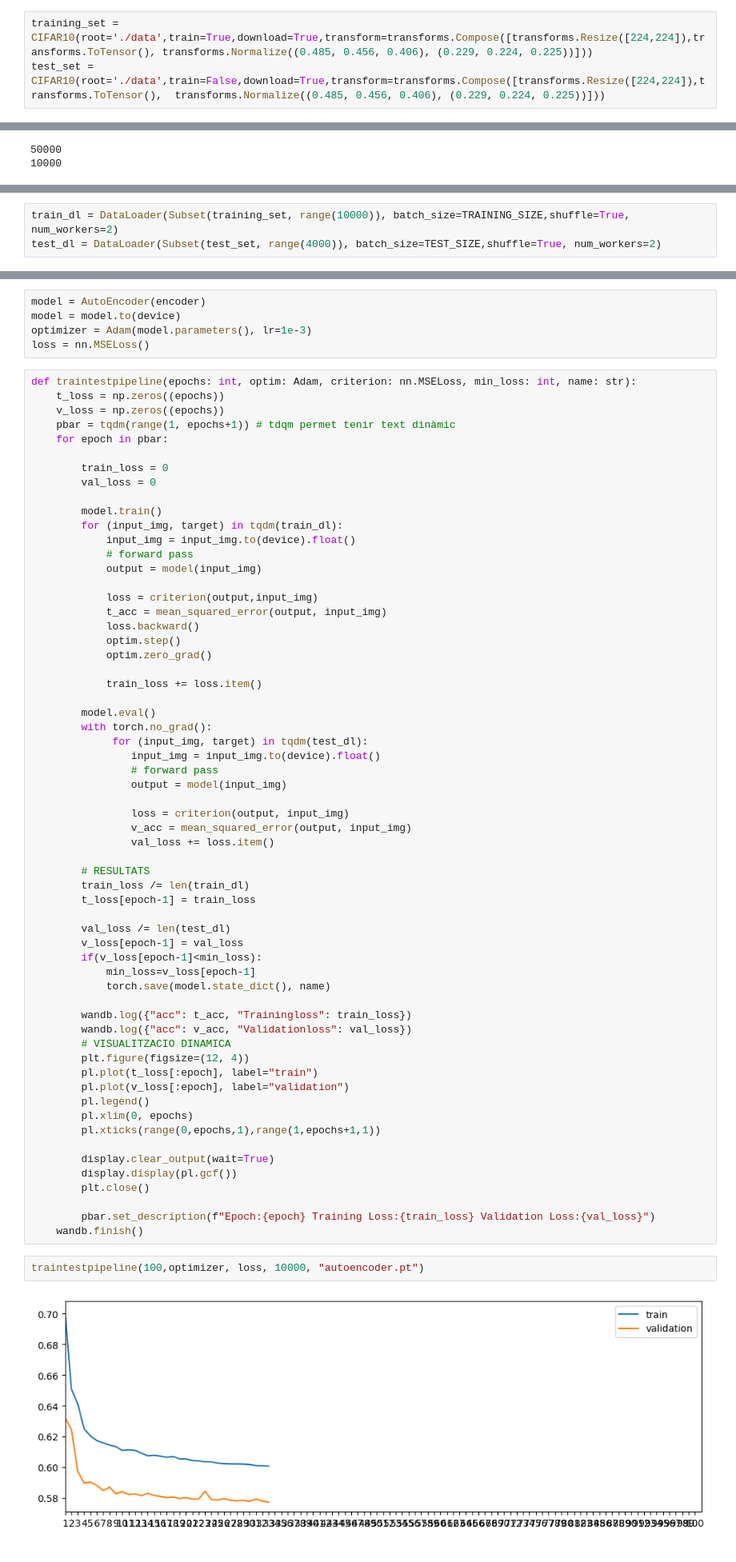
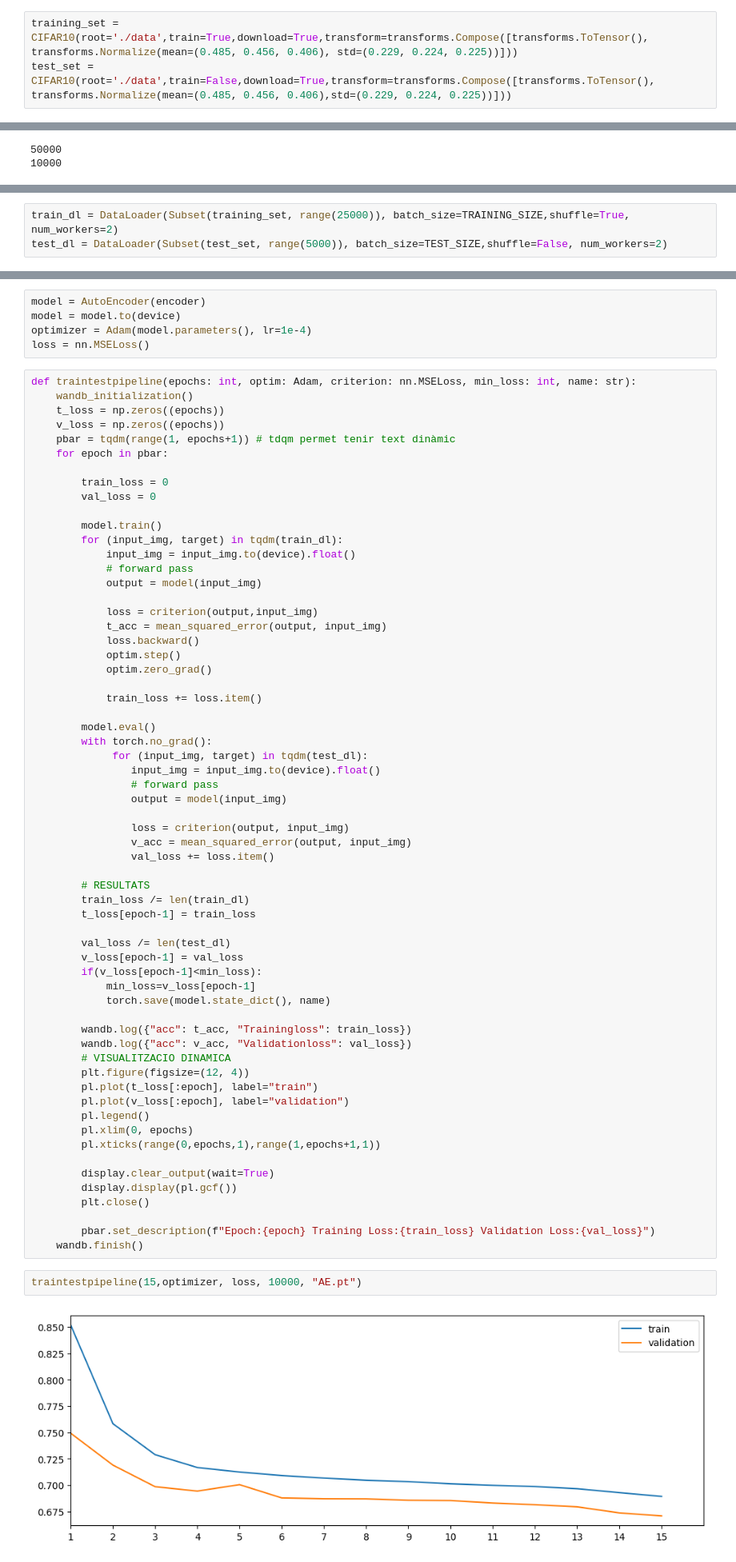
Before and after one commit to AinaT9/Autoencoder, a Jupyter notebook: autoencoder.ipynb, the cells around one changed output, grey strips where cells are left out. Shown at 80% size. Saved outputs shown, nothing was run; the diff lists cells and outputs as text.

```diff
--- a/autoencoder.ipynb
+++ b/autoencoder.ipynb
@@ -54,8 +56,8 @@ TEST_SIZE=10
 # %% [markdown]
 ### Load Cifar10
 # %%
-training_set = CIFAR10(root='./data',train=True,download=True,transform=transforms.Compose([transforms.Resize([224,224]),transforms.ToTensor(), transforms.Normalize((0.485, 0.456, 0.406), (0.229, 0.224, 0.225))]))
-test_set = CIFAR10(root='./data',train=False,download=True,transform=transforms.Compose([transforms.Resize([224,224]),transforms.ToTensor(),  transforms.Normalize((0.485, 0.456, 0.406), (0.229, 0.224, 0.225))]))
+training_set = CIFAR10(root='./data',train=True,download=True,transform=transforms.Compose([transforms.ToTensor(), transforms.Normalize(mean=(0.485, 0.456, 0.406), std=(0.229, 0.224, 0.225))]))
+test_set = CIFAR10(root='./data',train=False,download=True,transform=transforms.Compose([transforms.ToTensor(),  transforms.Normalize(mean=(0.485, 0.456, 0.406),std=(0.229, 0.224, 0.225))]))
 # %%
 print(len(training_set))
 print(len(test_set))
@@ -71,6 +71,6 @@ Normalization?
 # %%
-train_dl = DataLoader(Subset(training_set, range(10000)), batch_size=TRAINING_SIZE,shuffle=True, num_workers=2)
-test_dl = DataLoader(Subset(test_set, range(4000)), batch_size=TEST_SIZE,shuffle=True, num_workers=2)
+train_dl = DataLoader(Subset(training_set, range(25000)), batch_size=TRAINING_SIZE,shuffle=True, num_workers=2)
+test_dl = DataLoader(Subset(test_set, range(5000)), batch_size=TEST_SIZE,shuffle=False, num_workers=2)
 # %%
 images, labels = next(iter(train_dl))
 plt.imshow(torchvision.utils.make_grid(images).permute(1, 2, 0) / 2 + 0.5);
@@ -171,10 +172,11 @@ set_seed(33)
 # %%
 model = AutoEncoder(encoder)
 model = model.to(device)
-optimizer = Adam(model.parameters(), lr=1e-3)
+optimizer = Adam(model.parameters(), lr=1e-4)
 loss = nn.MSELoss()
 # %%
 def traintestpipeline(epochs: int, optim: Adam, criterion: nn.MSELoss, min_loss: int, name: str):
+    wandb_initialization()
     t_loss = np.zeros((epochs))
     v_loss = np.zeros((epochs))
     pbar = tqdm(range(1, epochs+1)) # tdqm permet tenir text dinàmic
@@ -235,6 +237,6 @@ def traintestpipeline(epochs: int, optim: Adam, criterion: nn.MSELoss, min_loss:
         pbar.set_description(f"Epoch:{epoch} Training Loss:{train_loss} Validation Loss:{val_loss}")
     wandb.finish()
 # %%
-traintestpipeline(100,optimizer, loss, 10000, "autoencoder.pt")
+traintestpipeline(15,optimizer, loss, 10000, "AE.pt")
 # %% [output]
-[figure, old version]
+[figure, new version]
```
Also changed, not shown: parts of 47 cells of this notebook.
